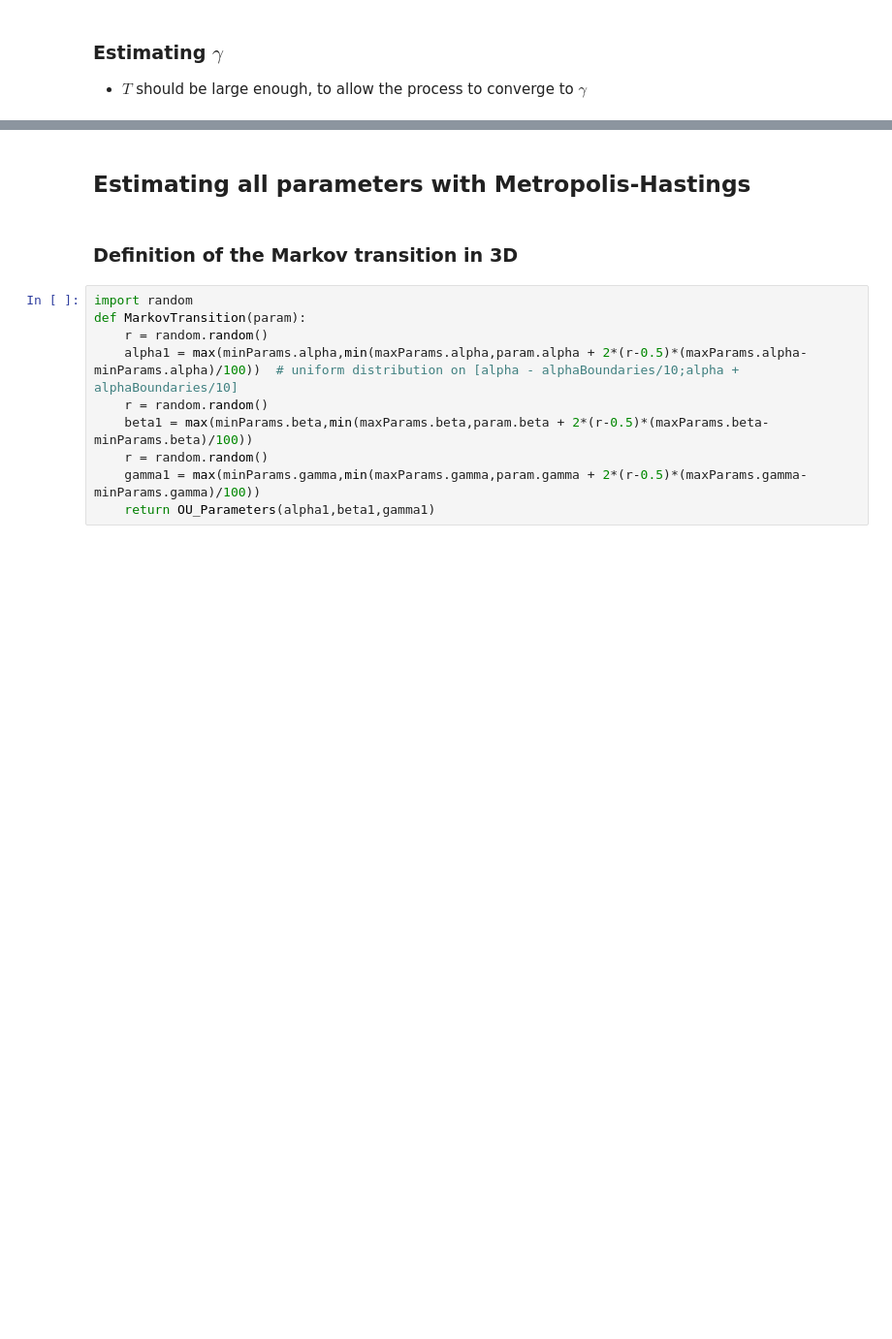
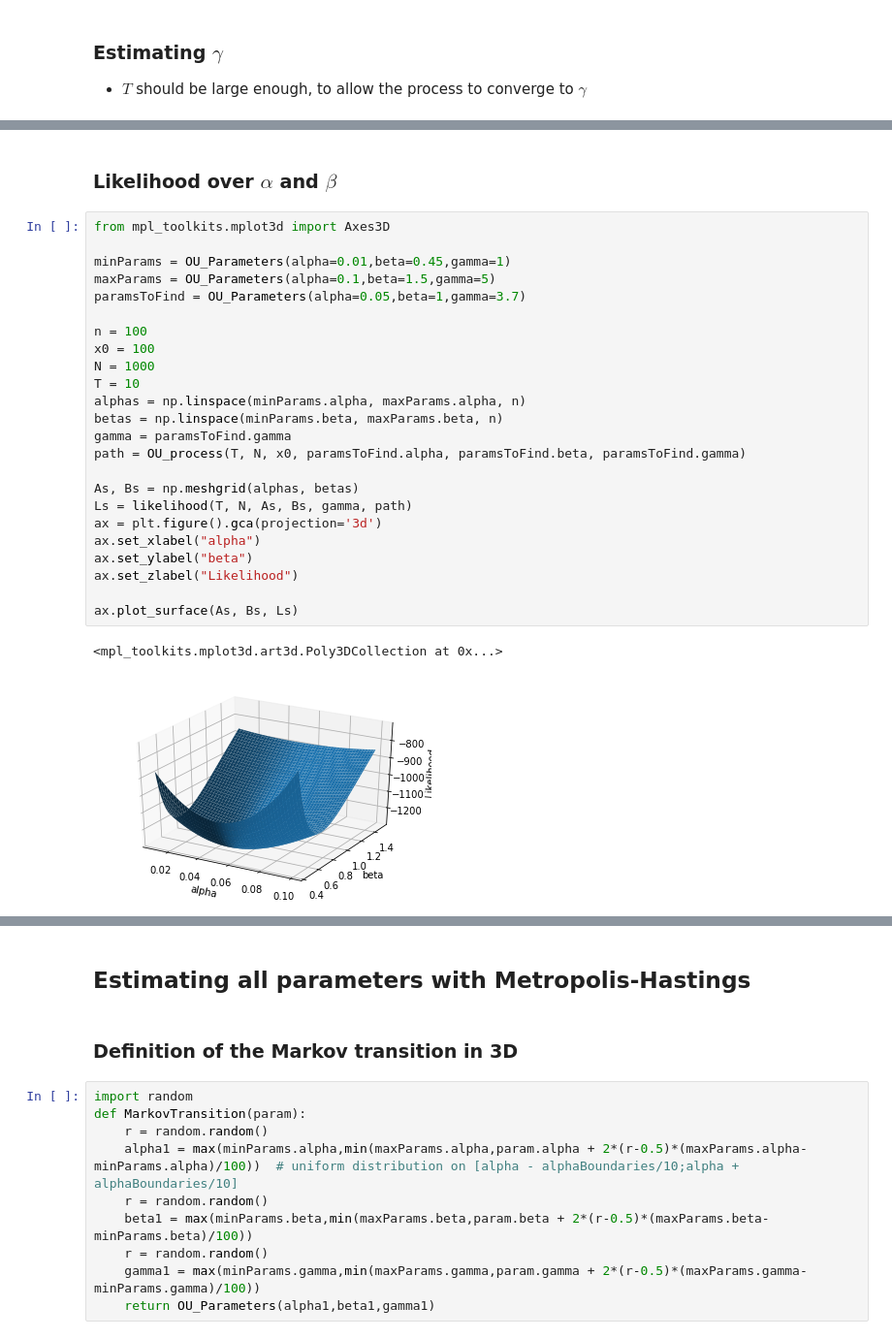
Before and after one commit to DiorAdama/MCMC, a Jupyter notebook: OU-likelihood/OU_mcmc.ipynb, the cells around one changed output, grey strips where cells are left out. Shown: that part at 97% size. Cells and saved outputs as stored; diff of their text form; blank space fills up the shorter version.

Commit message:
Likelihood plot over 2 variables

```diff
--- a/OU-likelihood/OU_mcmc.ipynb
+++ b/OU-likelihood/OU_mcmc.ipynb
@@ -131,0 +132,29 @@ estimation_plot(
+# %% [markdown]
+### Likelihood over $\alpha$ and $\beta$
+# %%
+from mpl_toolkits.mplot3d import Axes3D
+
+minParams = OU_Parameters(alpha=0.01,beta=0.45,gamma=1)
+maxParams = OU_Parameters(alpha=0.1,beta=1.5,gamma=5)
+paramsToFind = OU_Parameters(alpha=0.05,beta=1,gamma=3.7)
+
+n = 100
+x0 = 100
+N = 1000
+T = 10
+alphas = np.linspace(minParams.alpha, maxParams.alpha, n)
+betas = np.linspace(minParams.beta, maxParams.beta, n)
+gamma = paramsToFind.gamma
+path = OU_process(T, N, x0, paramsToFind.alpha, paramsToFind.beta, paramsToFind.gamma)
+
+As, Bs = np.meshgrid(alphas, betas)
+Ls = likelihood(T, N, As, Bs, gamma, path)
+ax = plt.figure().gca(projection='3d')
+ax.set_xlabel("alpha")
+ax.set_ylabel("beta")
+ax.set_zlabel("Likelihood")
+
+ax.plot_surface(As, Bs, Ls)
+# %% [output]
+<mpl_toolkits.mplot3d.art3d.Poly3DCollection at 0x...>
+[figure, added]
```
Also changed, not shown: parts of 6 cells of this notebook.
